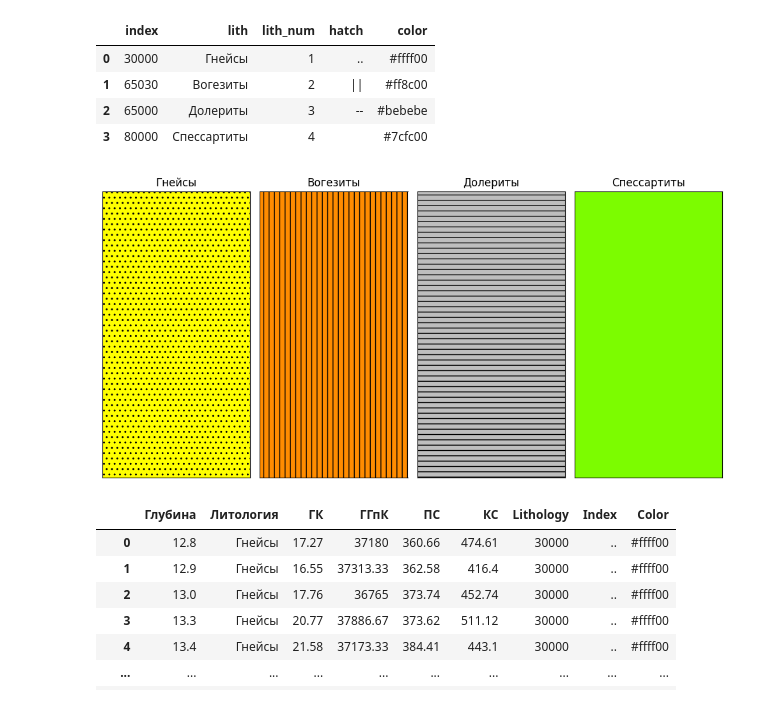
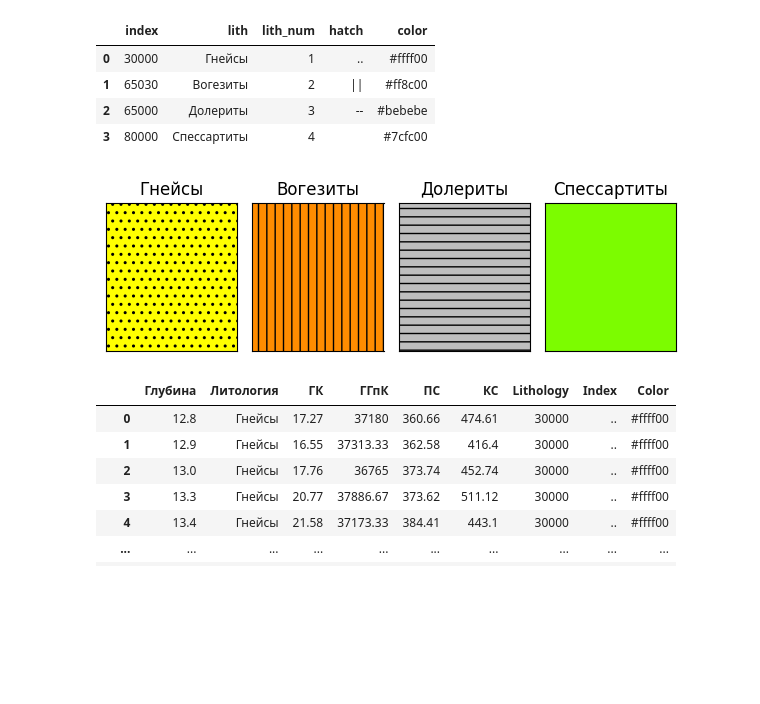
Before and after one commit to MariiaKalinina/R, a Jupyter notebook: Rosatom_new_version.ipynb, the cells around one changed output. Drawn from its saved outputs; the diff is of its cells as text; code cells hidden in the pictures; blank space fills up the shorter version.

```diff
--- a/Rosatom_new_version.ipynb
+++ b/Rosatom_new_version.ipynb
@@ -324,22 +324,22 @@ df_lith
 # %%
 y = [0, 1]
 x = [1, 1]
 
 fig, axes = plt.subplots(ncols=4,nrows=1, sharex=True, sharey=True,
-                         figsize=(10,5), subplot_kw={'xticks': [], 'yticks': []})
+                         figsize=(6,2), subplot_kw={'xticks': [], 'yticks': []})
 
 for ax, key in zip(axes.flat, lithology_numbers.keys()):
     ax.plot(x, y)
     ax.fill_betweenx(y, 0, 1, facecolor=lithology_numbers[key]['color'], hatch=lithology_numbers[key]['hatch'])
     ax.set_xlim(0, 0.1)
     ax.set_ylim(0, 1)
     ax.set_title(str(lithology_numbers[key]['lith']))
 
 plt.tight_layout()
 
 plt.show()
 # %% [output]
-[figure, old version]
+[figure, new version]
 # %%
 lithology_array = []
 hatch_array = []
```
Also changed, not shown: parts of 14 cells of this notebook.
